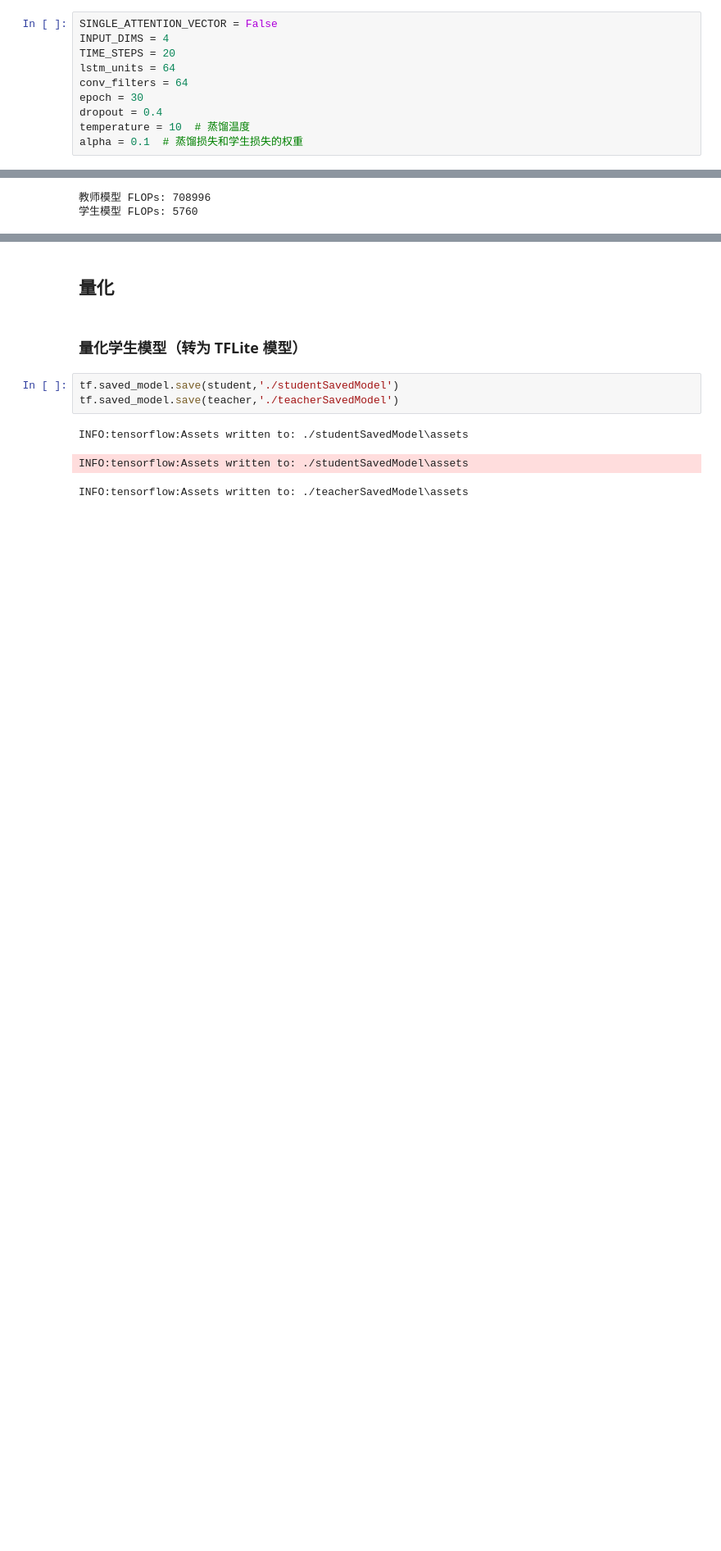
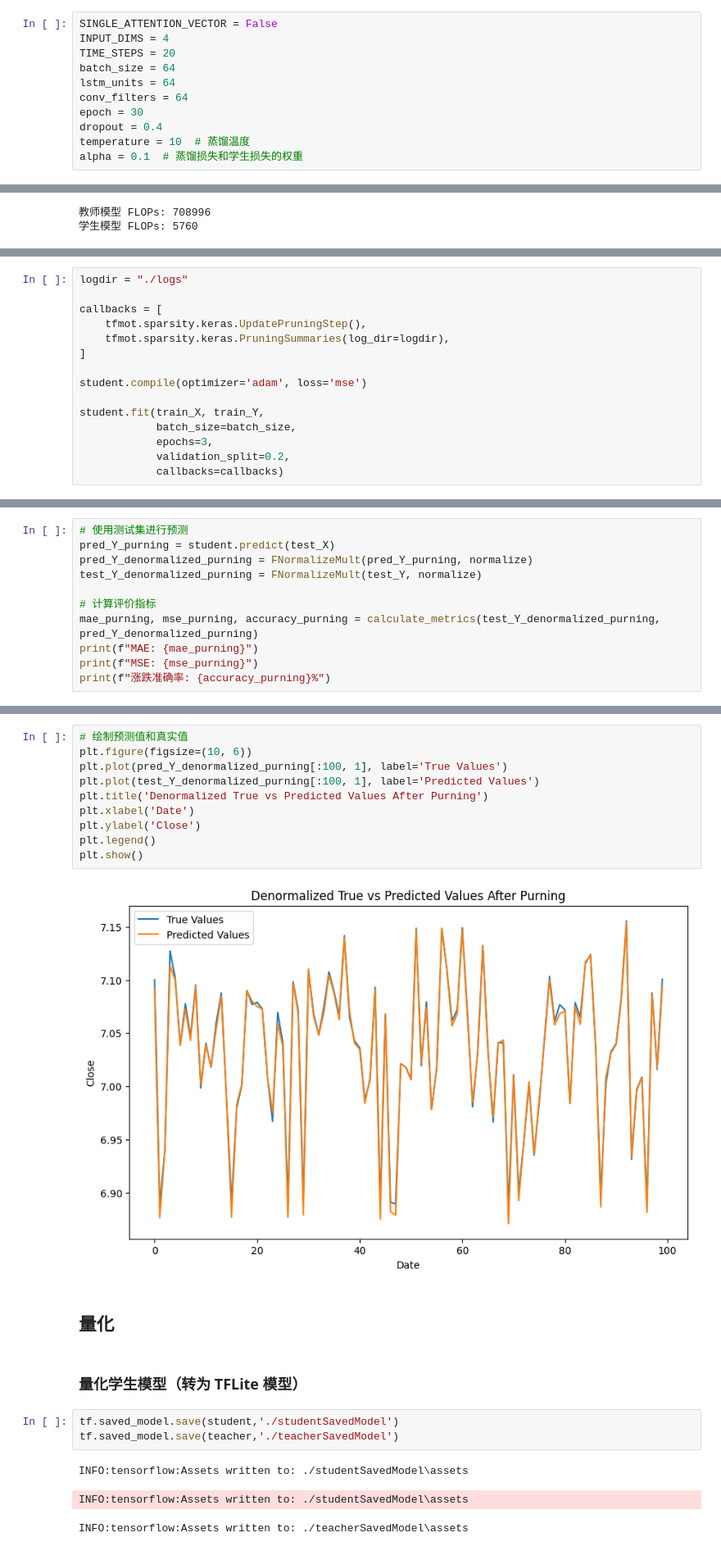
Before and after one commit to ZWN2001/CNN-BiLSTM-Attention-K-Line-Prediction, a Jupyter notebook: predict_T+1_tf2.ipynb, the cells around one changed output, grey strips where cells are left out. Shown: that part at 82% size. Cells and saved outputs as stored; diff of their text form; blank space fills up the shorter version.

```diff
--- a/predict_T+1_tf2.ipynb
+++ b/predict_T+1_tf2.ipynb
@@ -22,6 +18,7 @@ WARNING:tensorflow:From d:\IDE-Extends\Python\Python311\Lib\site-packages\keras\
 SINGLE_ATTENTION_VECTOR = False
 INPUT_DIMS = 4
 TIME_STEPS = 20
+batch_size = 64
 lstm_units = 64
 conv_filters = 64
 epoch = 30
@@ -403,0 +409,15 @@ print(f"学生模型 FLOPs: {student_flops}")
+# %%
+logdir = "./logs"
+
+callbacks = [
+    tfmot.sparsity.keras.UpdatePruningStep(),
+    tfmot.sparsity.keras.PruningSummaries(log_dir=logdir),
+]
+
+student.compile(optimizer='adam', loss='mse')
+
+student.fit(train_X, train_Y,
+            batch_size=batch_size,
+            epochs=3,
+            validation_split=0.2,
+            callbacks=callbacks)
@@ -403,0 +443,11 @@ print(f"学生模型 FLOPs: {student_flops}")
+# %%
+# 使用测试集进行预测
+pred_Y_purning = student.predict(test_X)
+pred_Y_denormalized_purning = FNormalizeMult(pred_Y_purning, normalize)
+test_Y_denormalized_purning = FNormalizeMult(test_Y, normalize)
+
+# 计算评价指标
+mae_purning, mse_purning, accuracy_purning = calculate_metrics(test_Y_denormalized_purning, pred_Y_denormalized_purning)
+print(f"MAE: {mae_purning}")
+print(f"MSE: {mse_purning}")
+print(f"涨跌准确率: {accuracy_purning}%")
@@ -404,3 +459,15 @@ print(f"学生模型 FLOPs: {student_flops}")
+# %%
+# 绘制预测值和真实值
+plt.figure(figsize=(10, 6))
+plt.plot(pred_Y_denormalized_purning[:100, 1], label='True Values')
+plt.plot(test_Y_denormalized_purning[:100, 1], label='Predicted Values')
+plt.title('Denormalized True vs Predicted Values After Purning')
+plt.xlabel('Date')
+plt.ylabel('Close')
+plt.legend()
+plt.show()
+# %% [output]
+[figure, added]
 # %% [markdown]
 ## 量化
 # %% [markdown]
```
Also changed, not shown: parts of 15 cells of this notebook, 29 other files.
